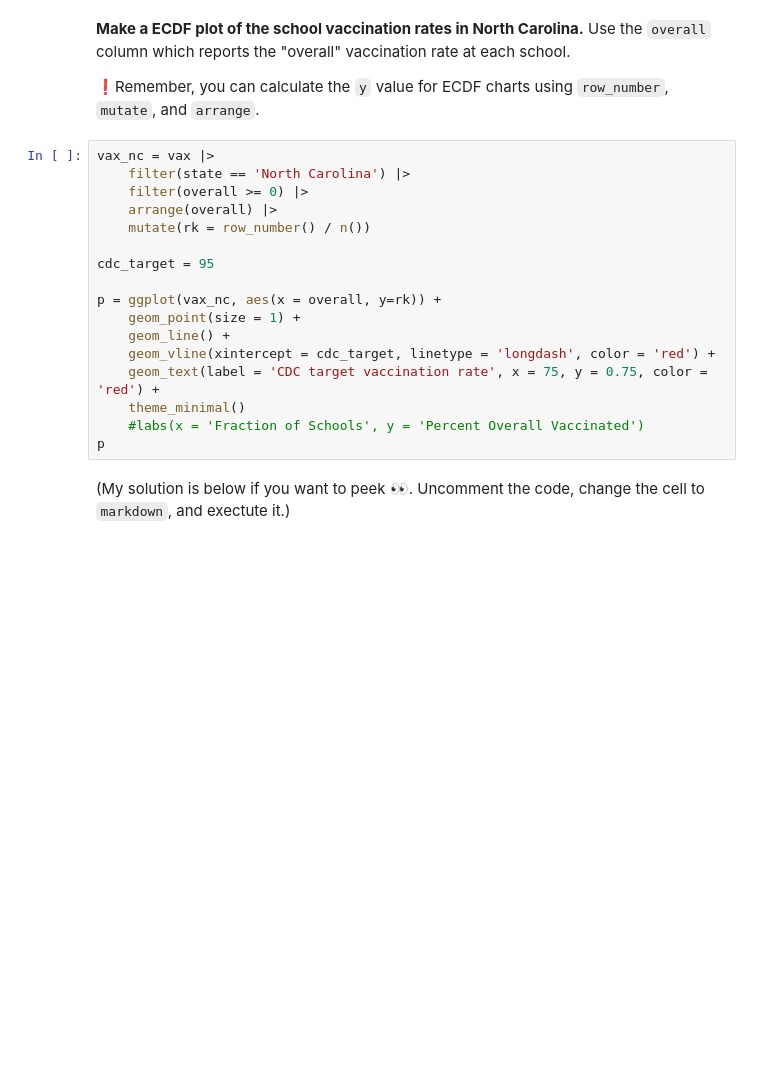
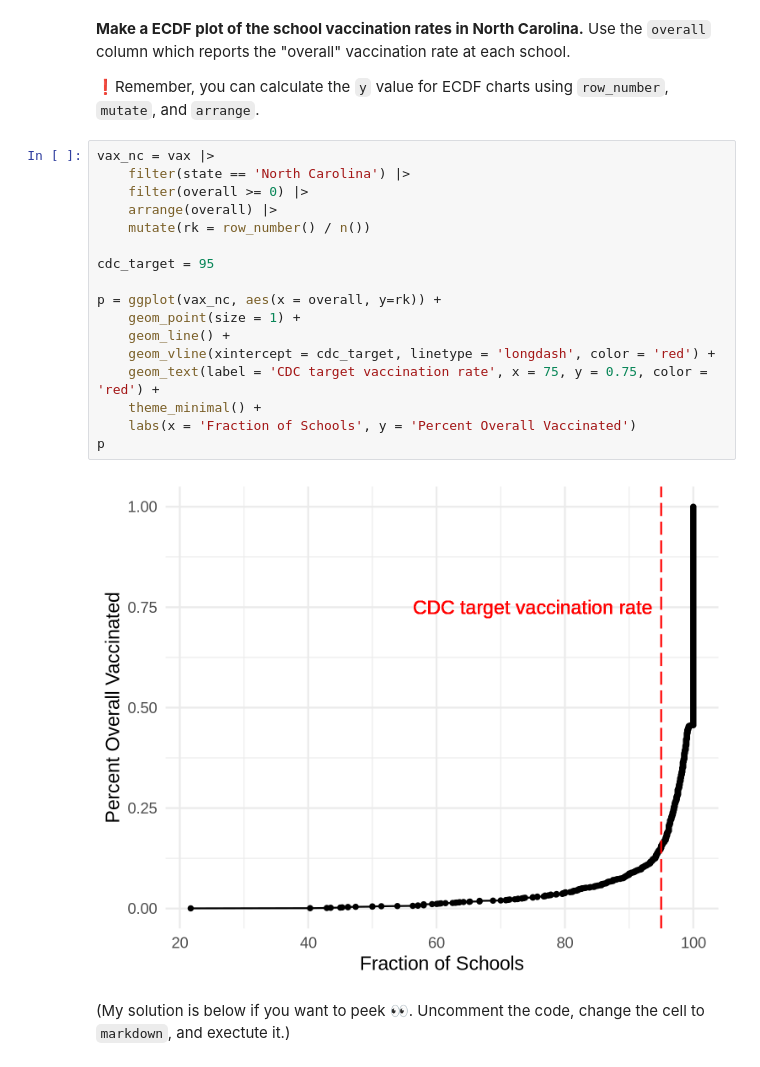
Before and after one commit to mcmckeithen/BIOS512, a Jupyter notebook: 04_BIOS512_assignment.ipynb, the cells around one changed output. Saved outputs shown, nothing was run; the diff lists cells and outputs as text; blank space fills up the shorter version.

```diff
--- a/04_BIOS512_assignment.ipynb
+++ b/04_BIOS512_assignment.ipynb
@@ -86,20 +92,22 @@ A tibble: 1 × 2
 # %%
 vax_nc = vax |>
     filter(state == 'North Carolina') |>
     filter(overall >= 0) |>
     arrange(overall) |>
     mutate(rk = row_number() / n())
 
 cdc_target = 95
 
 p = ggplot(vax_nc, aes(x = overall, y=rk)) +
     geom_point(size = 1) +
     geom_line() +
     geom_vline(xintercept = cdc_target, linetype = 'longdash', color = 'red') +
     geom_text(label = 'CDC target vaccination rate', x = 75, y = 0.75, color = 'red') +
-    theme_minimal()
-    #labs(x = 'Fraction of Schools', y = 'Percent Overall Vaccinated')
+    theme_minimal() +
+    labs(x = 'Fraction of Schools', y = 'Percent Overall Vaccinated')
 p
+# %% [output]
+[figure, added]
 # %% [markdown]
 (My solution is below if you want to peek 👀. Uncomment the code, change the cell to `markdown`, and exectute it.)
 # %% [markdown]
```
Also changed, not shown: parts of 2 cells of this notebook.
